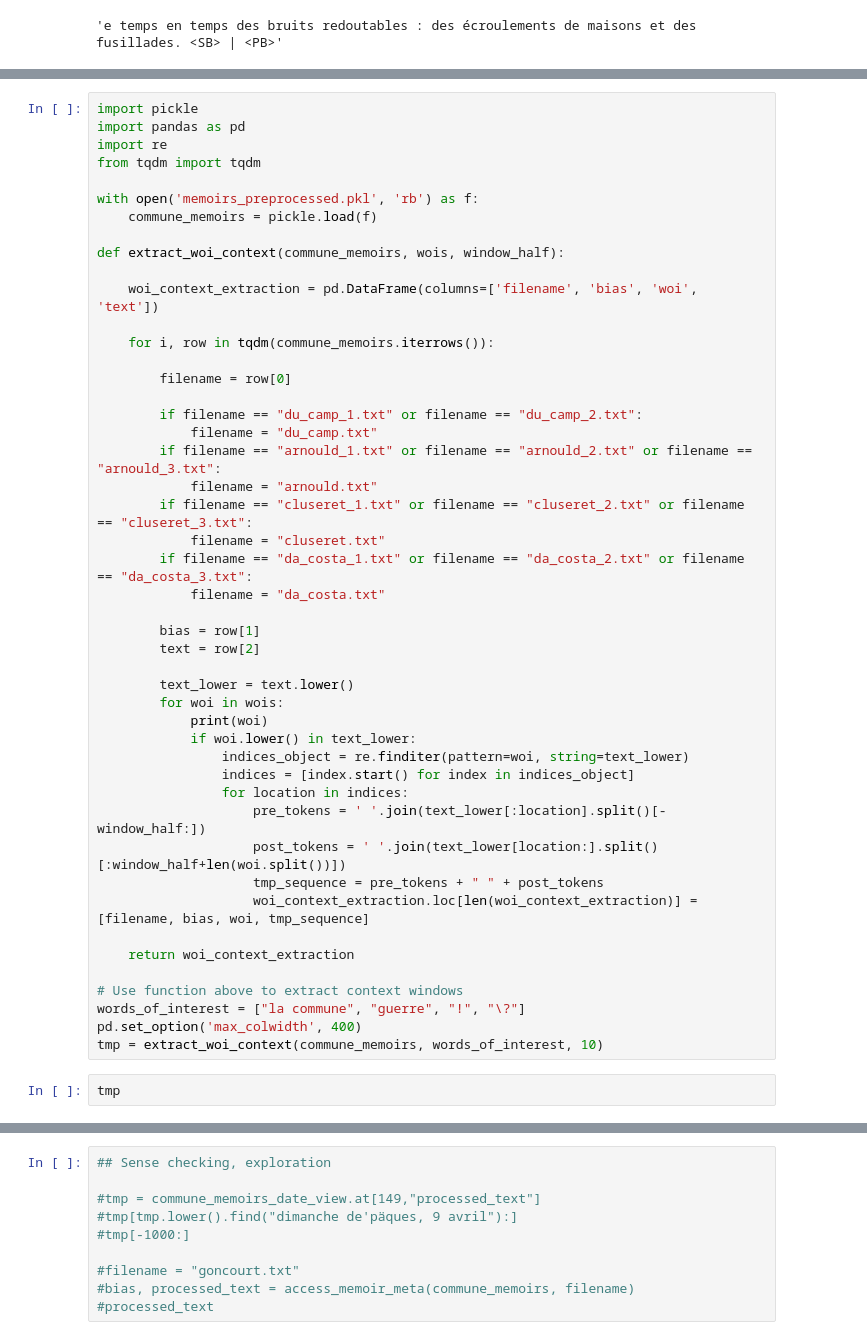
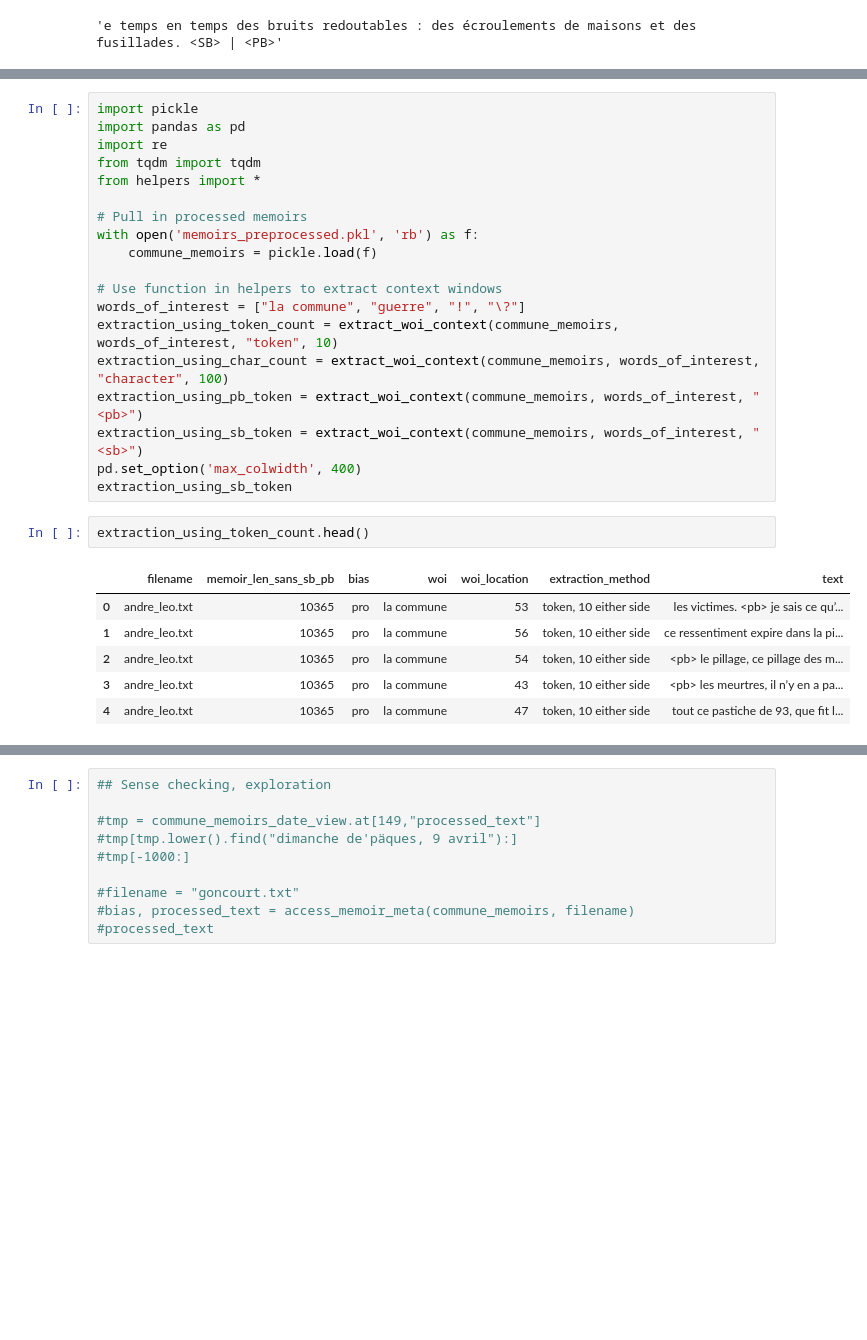
Before and after one commit to shayayan/commune_memoirs_epfl_dh412, a Jupyter notebook: memoir_cleaning.ipynb, the cells around one changed output, grey strips where cells are left out. Saved outputs shown, nothing was run; the diff lists cells and outputs as text; blank space fills up the shorter version.

Commit message:
move extractor to helpers file, update extractor

```diff
--- a/memoir_cleaning.ipynb
+++ b/memoir_cleaning.ipynb
@@ -493,49 +511,28 @@ commune_memoirs_date_view
-# %%
-import pickle
-import pandas as pd
-import re
-from tqdm import tqdm
-
-with open('memoirs_preprocessed.pkl', 'rb') as f:
-    commune_memoirs = pickle.load(f)
-
-def extract_woi_context(commune_memoirs, wois, window_half):
-
-    woi_context_extraction = pd.DataFrame(columns=['filename', 'bias', 'woi', 'text'])
-
-    for i, row in tqdm(commune_memoirs.iterrows()):
-
-        filename = row[0]
-
-        if filename == "du_camp_1.txt" or filename == "du_camp_2.txt":
-            filename = "du_camp.txt"
-        if filename == "arnould_1.txt" or filename == "arnould_2.txt" or filename == "arnould_3.txt":
-            filename = "arnould.txt"
-        if filename == "cluseret_1.txt" or filename == "cluseret_2.txt" or filename == "cluseret_3.txt":
-            filename = "cluseret.txt"
-        if filename == "da_costa_1.txt" or filename == "da_costa_2.txt" or filename == "da_costa_3.txt":
-            filename = "da_costa.txt"
-
-        bias = row[1]
-        text = row[2]
-
-        text_lower = text.lower()
-        for woi in wois:
-            print(woi)
-            if woi.lower() in text_lower:
-                indices_object = re.finditer(pattern=woi, string=text_lower)
-                indices = [index.start() for index in indices_object]
-                for location in indices:
-                    pre_tokens = ' '.join(text_lower[:location].split()[-window_half:])
-                    post_tokens = ' '.join(text_lower[location:].split()[:window_half+len(woi.split())])
-                    tmp_sequence = pre_tokens + " " + post_tokens
-                    woi_context_extraction.loc[len(woi_context_extraction)] = [filename, bias, woi, tmp_sequence]
-
-    return woi_context_extraction
-
-# Use function above to extract context windows
-words_of_interest = ["la commune", "guerre", "!", "\?"]
-pd.set_option('max_colwidth', 400)
-tmp = extract_woi_context(commune_memoirs, words_of_interest, 10)
-# %%
-tmp
+# %%
+import pickle
+import pandas as pd
+import re
+from tqdm import tqdm
+from helpers import *
+
+# Pull in processed memoirs
+with open('memoirs_preprocessed.pkl', 'rb') as f:
+    commune_memoirs = pickle.load(f)
+
+# Use function in helpers to extract context windows
+words_of_interest = ["la commune", "guerre", "!", "\?"]
+extraction_using_token_count = extract_woi_context(commune_memoirs, words_of_interest, "token", 10)
+extraction_using_char_count = extract_woi_context(commune_memoirs, words_of_interest, "character", 100)
+extraction_using_pb_token = extract_woi_context(commune_memoirs, words_of_interest, "<pb>")
+extraction_using_sb_token = extract_woi_context(commune_memoirs, words_of_interest, "<sb>")
+pd.set_option('max_colwidth', 400)
+extraction_using_sb_token
+# %%
+extraction_using_token_count.head()
+# %% [output]
+|  | filename | memoir_len_sans_sb_pb | bias | woi | woi_location | extraction_method | text |
+| 0 | andre_leo.txt | 10365 | pro | la commune | 53 | token, 10 either side | les victimes. <pb> je sais ce qu’... |
+| 1 | andre_leo.txt | 10365 | pro | la commune | 56 | token, 10 either side | ce ressentiment expire dans la pi... |
+| 2 | andre_leo.txt | 10365 | pro | la commune | 54 | token, 10 either side | <pb> le pillage, ce pillage des m... |
+| 3 | andre_leo.txt | 10365 | pro | la commune | 43 | token, 10 either side | <pb> les meurtres, il n’y en a pa... |
+| 4 | andre_leo.txt | 10365 | pro | la commune | 47 | token, 10 either side | tout ce pastiche de 93, que fit l... |
```
Also changed, not shown: parts of 6 cells of this notebook, 2 other files.
